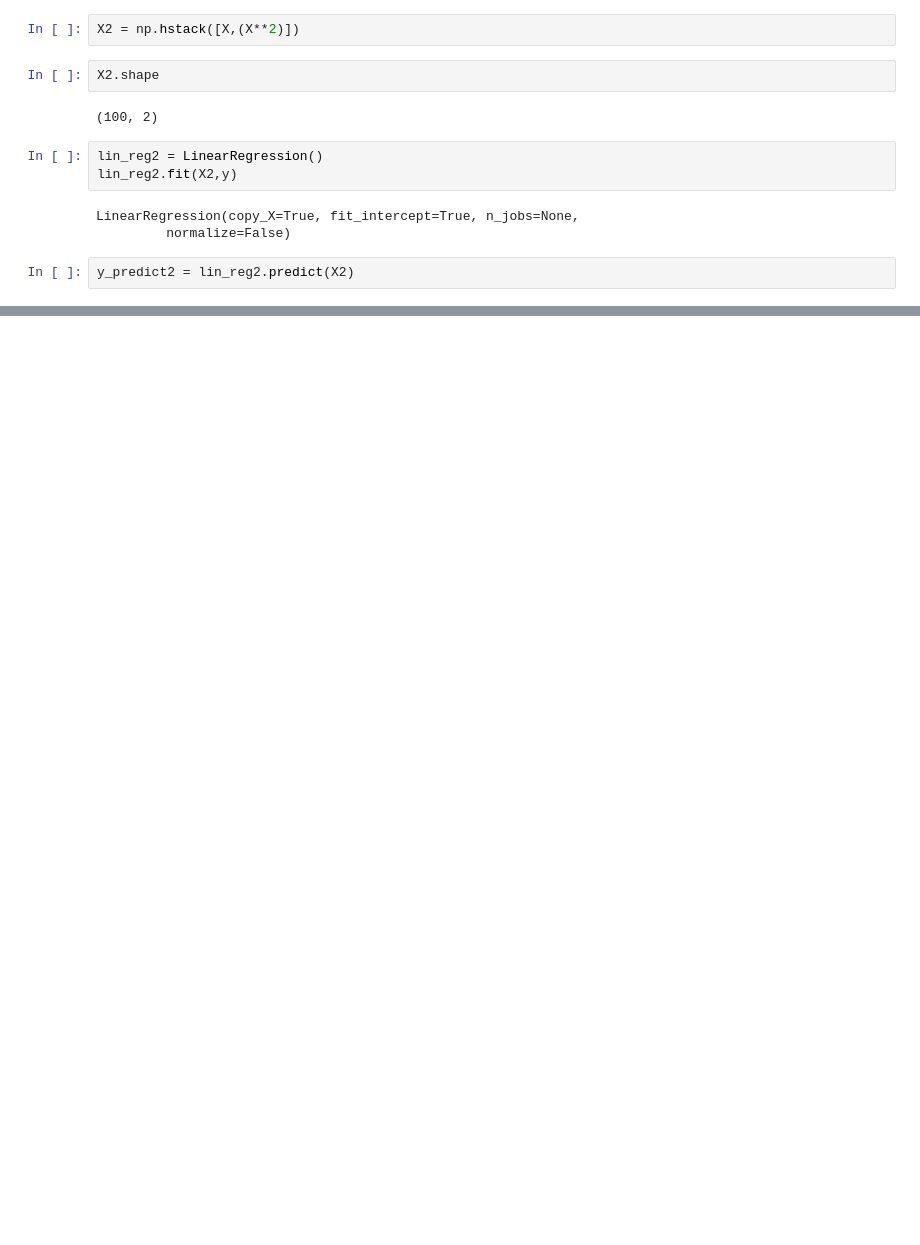
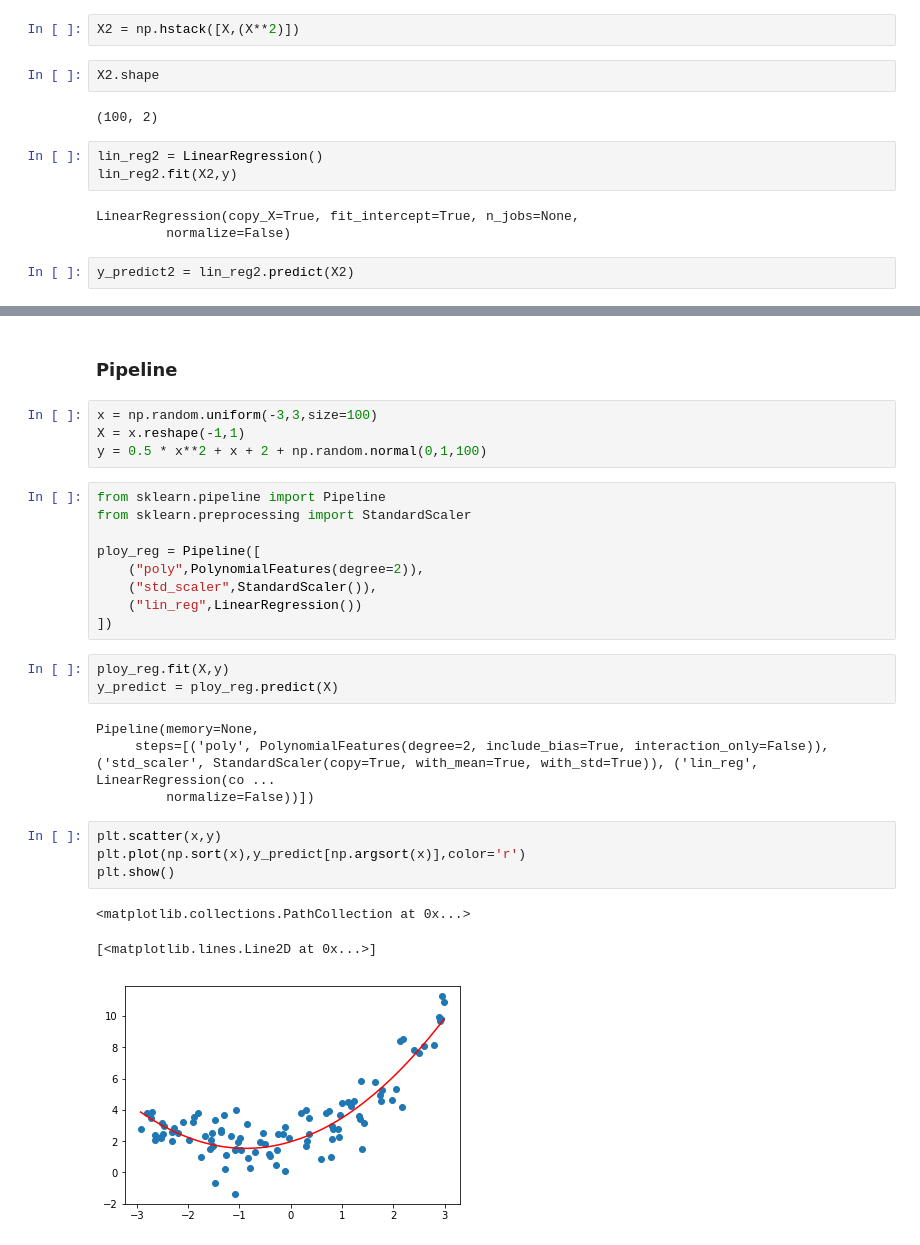
Before and after one commit to coderzc/machine_learning, a Jupyter notebook: jupyter/polynomial_regression/1_polynomial_regression.ipynb, the cells around one changed output, grey strips where cells are left out. Cells and saved outputs as stored; diff of their text form; blank space fills up the shorter version.

```diff
--- a/jupyter/polynomial_regression/1_polynomial_regression.ipynb
+++ b/jupyter/polynomial_regression/1_polynomial_regression.ipynb
@@ -73,0 +144,30 @@ array([1.02006296, 0.48914775])
+# %% [markdown]
+### Pipeline
+# %%
+x = np.random.uniform(-3,3,size=100)
+X = x.reshape(-1,1)
+y = 0.5 * x**2 + x + 2 + np.random.normal(0,1,100)
+# %%
+from sklearn.pipeline import Pipeline
+from sklearn.preprocessing import StandardScaler
+
+ploy_reg = Pipeline([
+    ("poly",PolynomialFeatures(degree=2)),
+    ("std_scaler",StandardScaler()),
+    ("lin_reg",LinearRegression())
+])
+# %%
+ploy_reg.fit(X,y)
+y_predict = ploy_reg.predict(X)
+# %% [output]
+Pipeline(memory=None,
+     steps=[('poly', PolynomialFeatures(degree=2, include_bias=True, interaction_only=False)), ('std_scaler', StandardScaler(copy=True, with_mean=True, with_std=True)), ('lin_reg', LinearRegression(co ...
+         normalize=False))])
+# %%
+plt.scatter(x,y)
+plt.plot(np.sort(x),y_predict[np.argsort(x)],color='r')
+plt.show()
+# %% [output]
+<matplotlib.collections.PathCollection at 0x...>
+[<matplotlib.lines.Line2D at 0x...>]
+[figure, added]
```
Also changed, not shown: parts of 18 cells of this notebook, 4 other files.
